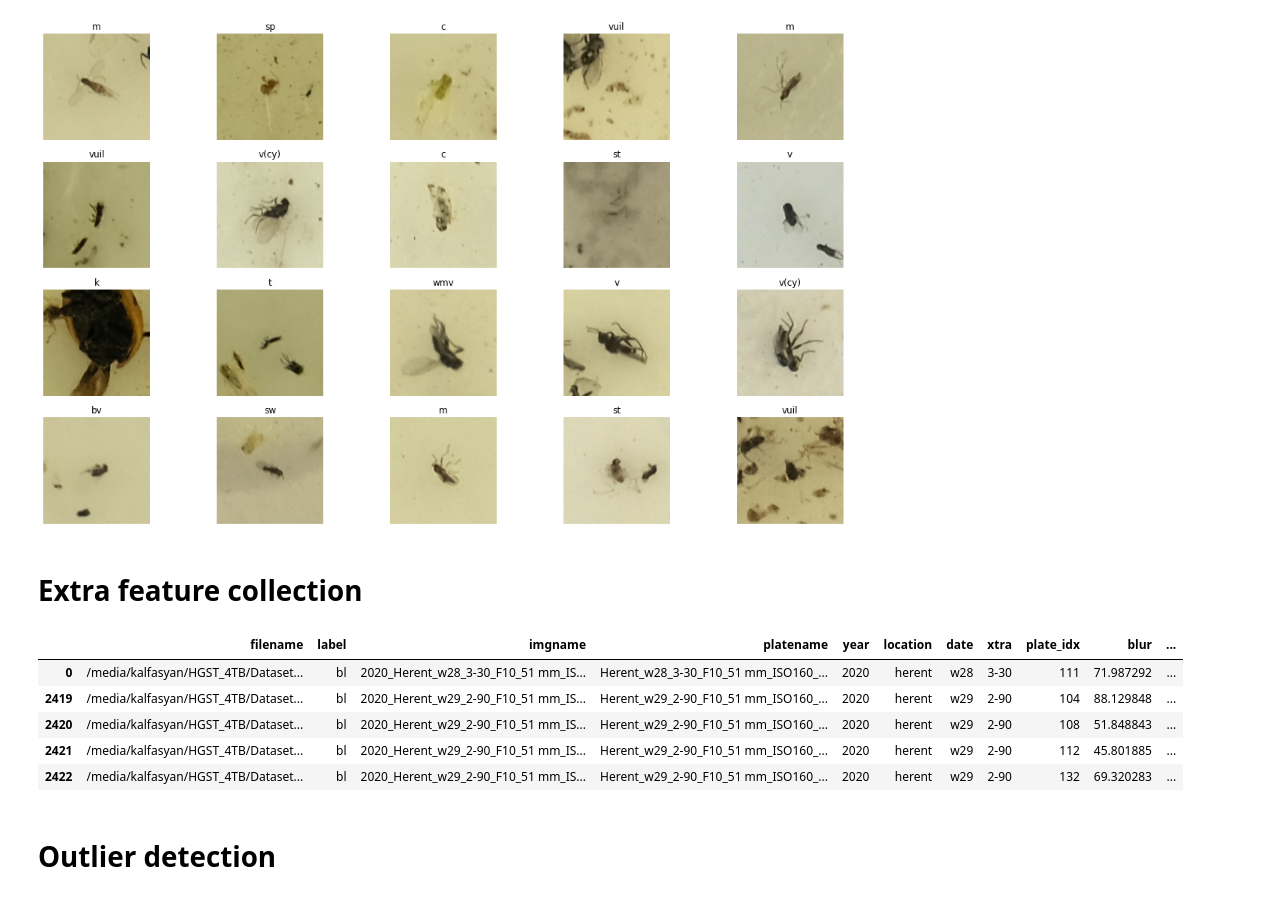
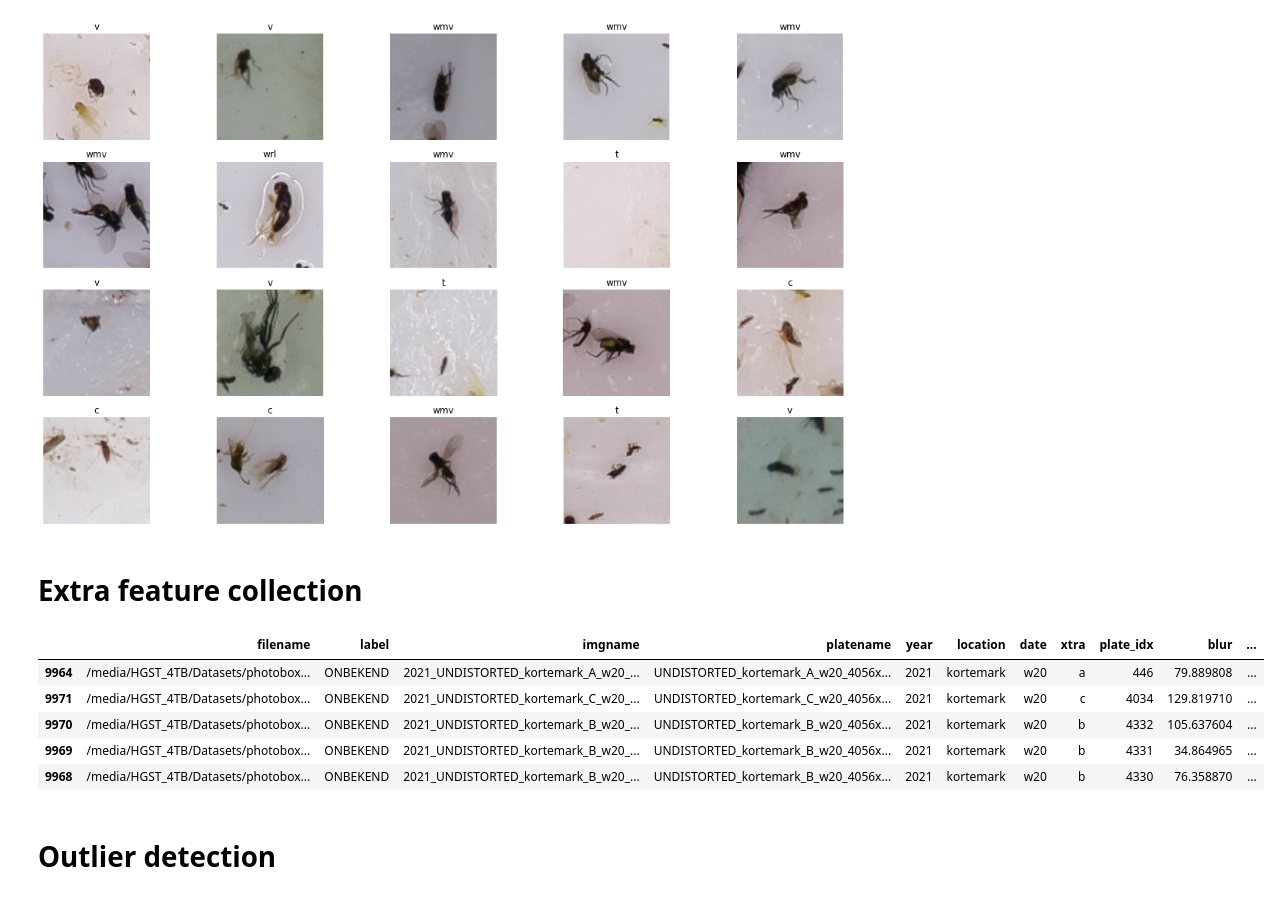
Before and after one commit to kalfasyan/stickybugs-ai, a Jupyter notebook: test.ipynb, the cells around one changed output. Cells and saved outputs as stored; diff of their text form; code cells hidden in the pictures.

```diff
--- a/test.ipynb
+++ b/test.ipynb
@@ -13,7 +13,7 @@ from torch.utils.data import DataLoader, Dataset
 from tqdm import tqdm
 import matplotlib.pyplot as plt
 
-setting = 'fuji'
+setting = 'photobox'
 if setting == 'photobox':
     ext = '.png'
 elif setting == 'fuji':
@@ -24,53 +24,59 @@ dfs.extract_df_info()
 # %%
 dfs.plot_samples()
 # %% [output]
-[figure, old version]
+[figure, new version]
 # %% [markdown]
 # Extra feature collection
 # %%
 batch_size=32
 dloader = DataLoader(dfs, batch_size=batch_size, shuffle=False, num_workers=4, pin_memory=True)
 # %%
-l_blur_factors = []
-l_meansRGB = []
-l_stdsRGB = []
-l_nb_contours, l_mean_cnt_area, l_mean_cnt_perimeter, l_std_cnt_area, l_std_cnt_perimeter = [],[],[],[],[]
+l_blur_factors = [0]*len(dfs)
+l_meansRGB = [0]*len(dfs)
+l_stdsRGB = [0]*len(dfs)
+l_nb_contours, l_mean_cnt_area, l_mean_cnt_perimeter, l_std_cnt_area, l_std_cnt_perimeter = [0]*len(dfs),[0]*len(dfs),[0]*len(dfs),[0]*len(dfs),[0]*len(dfs)
+
+c=0
 for x,l,imgname,platename,filename,plate_idx,location,date,year,xtra,width,height in tqdm(dloader, total=len(dfs)//batch_size, desc='Collecting all data from the dataloader..'):
-    for f in filename:
-        l_blur_factors.extend([calc_variance_of_laplacian(f)])
+    for i,f in enumerate(filename):
+        l_blur_factors[c] = calc_variance_of_laplacian(f)
         meanRGB, stdRGB = calc_mean_RGB_vals(f)
-        l_meansRGB.extend([meanRGB])
-        l_stdsRGB.extend([stdRGB])
-        nb_contours, cnt_areas, cnt_perimeters, mean_cnt_area, mean_cnt_perimeter, std_cnt_area, std_cnt_perimeter = calc_contour_features(f)
-        l_nb_contours.extend([nb_contours])
-        l_mean_cnt_area.extend([mean_cnt_area])
-        l_mean_cnt_perimeter.extend([mean_cnt_perimeter])
-        l_std_cnt_area.extend([std_cnt_area])
-        l_std_cnt_perimeter.extend([std_cnt_perimeter])
+        l_meansRGB[c] = meanRGB
+        l_stdsRGB[c] = stdRGB
+        nb_contours, mean_cnt_area, mean_cnt_perimeter, std_cnt_area, std_cnt_perimeter = calc_contour_features(f)
+        l_nb_contours[c] = nb_contours
+        l_mean_cnt_area[c] = mean_cnt_area
+        l_mean_cnt_perimeter[c] = mean_cnt_perimeter
+        l_std_cnt_area[c] = std_cnt_area
+        l_std_cnt_perimeter[c] = std_cnt_perimeter
+        c+=1
 # %%
 df_rgb = pd.DataFrame(l_meansRGB, columns=['R','G','B'])
 df_feats = pd.DataFrame({'blur': l_blur_factors,
                         'nb_contours': l_nb_contours,
                         'mean_cnt_area': l_mean_cnt_area,
                         'mean_cnt_perimeter': l_mean_cnt_perimeter,
                         'std_cnt_area': l_std_cnt_area,
                         'std_cnt_perimeter': l_std_cnt_perimeter})
 df_feats = pd.concat([df_feats, df_rgb], axis=1)
 feature_columns = df_feats.columns
 
-insect_classes = df.label.unique().tolist()
 
 df = pd.concat([dfs.df, df_feats], axis=1)
 df.sort_values(by='label', inplace=True)
-df = df[df.label!='gv']
+
+df = df[~df.label.isin(['gv','sl'])]
+
+insect_classes = df.label.unique().tolist()
+
 df.head()
 # %% [output]
 |  | filename | label | imgname | platename | year | location | date | xtra | plate_idx | blur | ... |
-| 0 | /media/kalfasyan/HGST_4TB/Dataset... | bl | 2020_Herent_w28_3-30_F10_51 mm_IS... | Herent_w28_3-30_F10_51 mm_ISO160_... | 2020 | herent | w28 | 3-30 | 111 | 71.987292 | ... |
-| 2419 | /media/kalfasyan/HGST_4TB/Dataset... | bl | 2020_Herent_w29_2-90_F10_51 mm_IS... | Herent_w29_2-90_F10_51 mm_ISO160_... | 2020 | herent | w29 | 2-90 | 104 | 88.129848 | ... |
-| 2420 | /media/kalfasyan/HGST_4TB/Dataset... | bl | 2020_Herent_w29_2-90_F10_51 mm_IS... | Herent_w29_2-90_F10_51 mm_ISO160_... | 2020 | herent | w29 | 2-90 | 108 | 51.848843 | ... |
-| 2421 | /media/kalfasyan/HGST_4TB/Dataset... | bl | 2020_Herent_w29_2-90_F10_51 mm_IS... | Herent_w29_2-90_F10_51 mm_ISO160_... | 2020 | herent | w29 | 2-90 | 112 | 45.801885 | ... |
-| 2422 | /media/kalfasyan/HGST_4TB/Dataset... | bl | 2020_Herent_w29_2-90_F10_51 mm_IS... | Herent_w29_2-90_F10_51 mm_ISO160_... | 2020 | herent | w29 | 2-90 | 132 | 69.320283 | ... |
+| 9964 | /media/HGST_4TB/Datasets/photobox... | ONBEKEND | 2021_UNDISTORTED_kortemark_A_w20_... | UNDISTORTED_kortemark_A_w20_4056x... | 2021 | kortemark | w20 | a | 446 | 79.889808 | ... |
+| 9971 | /media/HGST_4TB/Datasets/photobox... | ONBEKEND | 2021_UNDISTORTED_kortemark_C_w20_... | UNDISTORTED_kortemark_C_w20_4056x... | 2021 | kortemark | w20 | c | 4034 | 129.819710 | ... |
+| 9970 | /media/HGST_4TB/Datasets/photobox... | ONBEKEND | 2021_UNDISTORTED_kortemark_B_w20_... | UNDISTORTED_kortemark_B_w20_4056x... | 2021 | kortemark | w20 | b | 4332 | 105.637604 | ... |
+| 9969 | /media/HGST_4TB/Datasets/photobox... | ONBEKEND | 2021_UNDISTORTED_kortemark_B_w20_... | UNDISTORTED_kortemark_B_w20_4056x... | 2021 | kortemark | w20 | b | 4331 | 34.864965 | ... |
+| 9968 | /media/HGST_4TB/Datasets/photobox... | ONBEKEND | 2021_UNDISTORTED_kortemark_B_w20_... | UNDISTORTED_kortemark_B_w20_4056x... | 2021 | kortemark | w20 | b | 4330 | 76.358870 | ... |
 # %% [markdown]
 # Outlier detection
 # %% [markdown]
```
Also changed, not shown: parts of 7 cells of this notebook, 2 other files.
